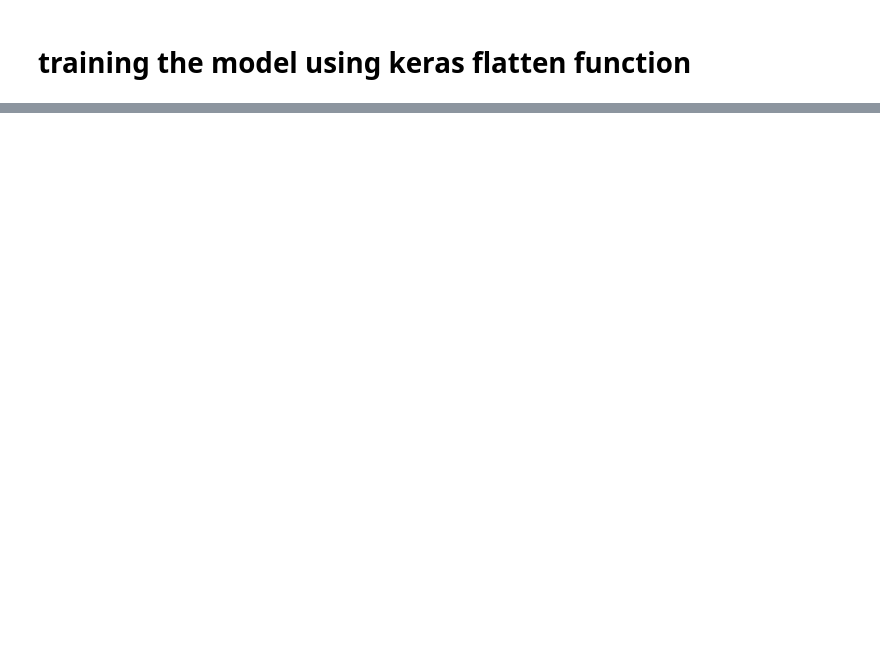
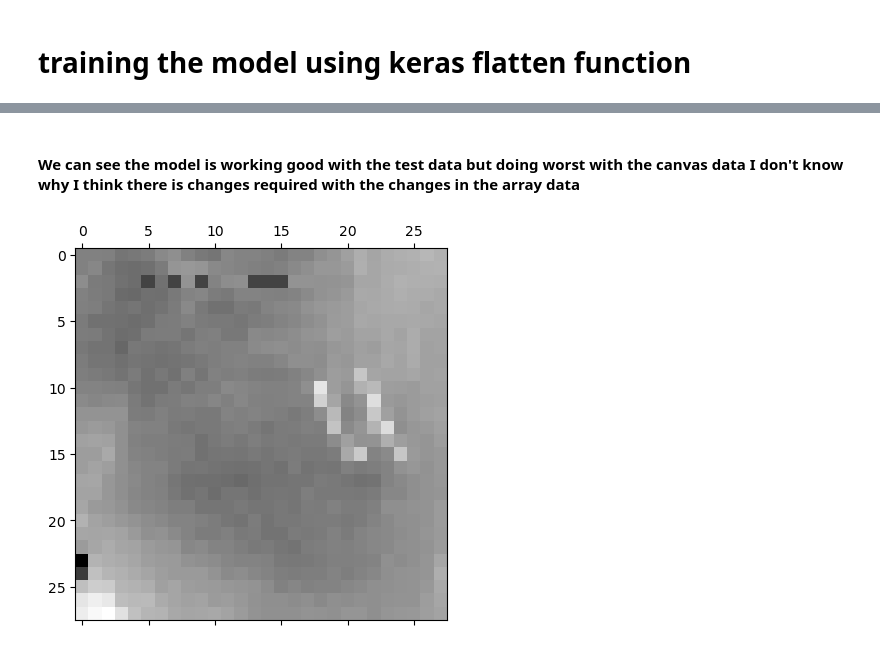
Before and after one commit to Sameershrinath/Digit-Recognition, a Jupyter notebook: digitrecog.ipynb, the cells around one changed output, grey strips where cells are left out. Saved outputs shown, nothing was run; the diff lists cells and outputs as text; code cells hidden in the pictures; blank space fills up the shorter version.

```diff
--- a/digitrecog.ipynb
+++ b/digitrecog.ipynb
@@ -208,0 +375,62 @@ Epoch 5/5
+# %% [markdown]
+#### We can see the model is working good with the test data but doing worst with the canvas data I don't know why I think there is changes required with the changes in the array data
+# %%
+import cv2
+import numpy as np
+import matplotlib.pyplot as plt
+import tensorflow as tf  # Ensure TensorFlow is imported
+
+# Load the trained model (make sure it's defined somewhere)
+model = model
+
+def preprocess_image(image):
+    """Convert to 28x28, invert colors, normalize, and reshape for model prediction"""
+    gray = cv2.cvtColor(image, cv2.COLOR_BGR2GRAY)  # Convert to grayscale
+    resized = cv2.resize(gray, (28, 28))  # Resize to 28x28
+    inverted = 255 - resized  # Invert colors (make digits white on black)
+    normalized = inverted / 255.0  # Normalize pixel values to range [0,1]
+    reshaped = normalized.reshape(1, 784).astype(np.float32)  # Flatten for model input
+    return reshaped
+
+def capture_and_predict():
+    """Capture an image using OpenCV, preprocess, and predict the digit"""
+    cap = cv2.VideoCapture(0)  # Open the webcam (0 = default camera)
+
+    while True:
+        ret, frame = cap.read()  # Read frame from camera
+        if not ret:
+            print("Failed to capture image")
+            break
+
+        cv2.putText(frame, "Press 's' to capture", (50, 50), cv2.FONT_HERSHEY_SIMPLEX,
+                    1, (0, 255, 0), 2)  # Instructions
+        cv2.imshow("Camera Feed", frame)  # Show live camera feed
+
+        key = cv2.waitKey(1) & 0xFF  # Wait for key press
+        if key == ord('s'):  # Press 's' to capture
+            captured_image = frame.copy()
+            break
+        elif key == ord('q'):  # Press 'q' to exit
+            cap.release()
+            cv2.destroyAllWindows()
+            return
+
+    cap.release()
+    cv2.destroyAllWindows()  # Close the camera window
+
+    # Preprocess the captured image
+    processed_input = preprocess_image(captured_image)
+
+    # Display processed image
+    plt.matshow(processed_input.reshape(28, 28), cmap="gray")
+    plt.show()
+
+    # Predict the digit
+    prediction = model.predict(processed_input)
+    predicted_digit = np.argmax(prediction)
+
+    print("Predicted Digit:", predicted_digit)
+
+capture_and_predict()
+# %% [output]
+[figure, added]
```
Also changed, not shown: parts of 24 cells of this notebook, 2 other files.
